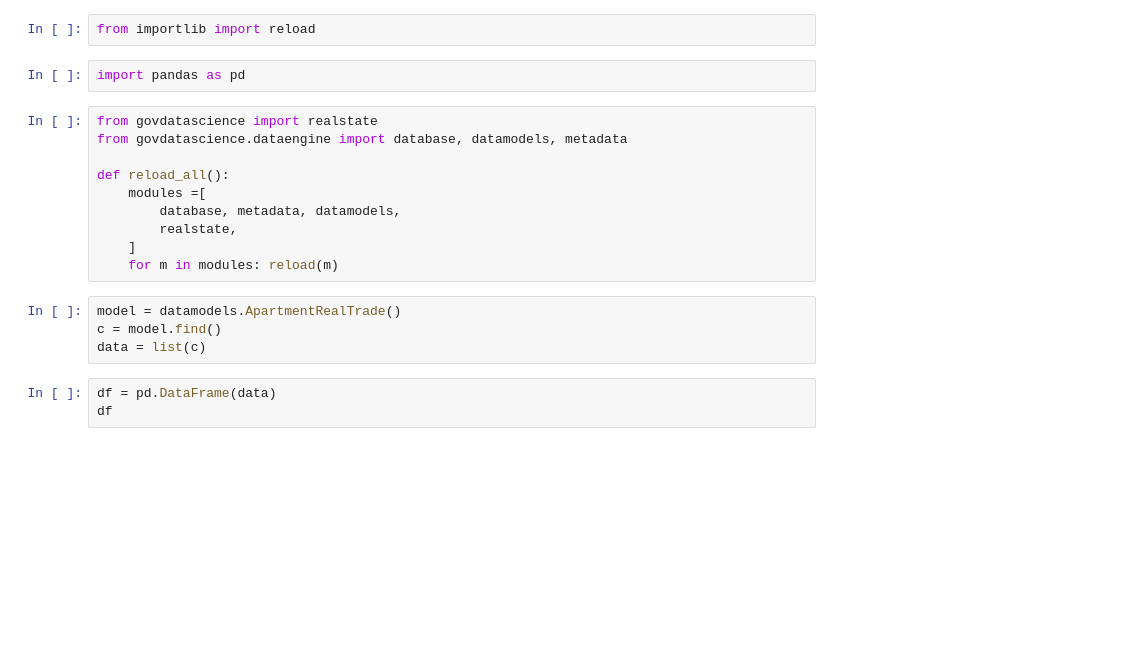
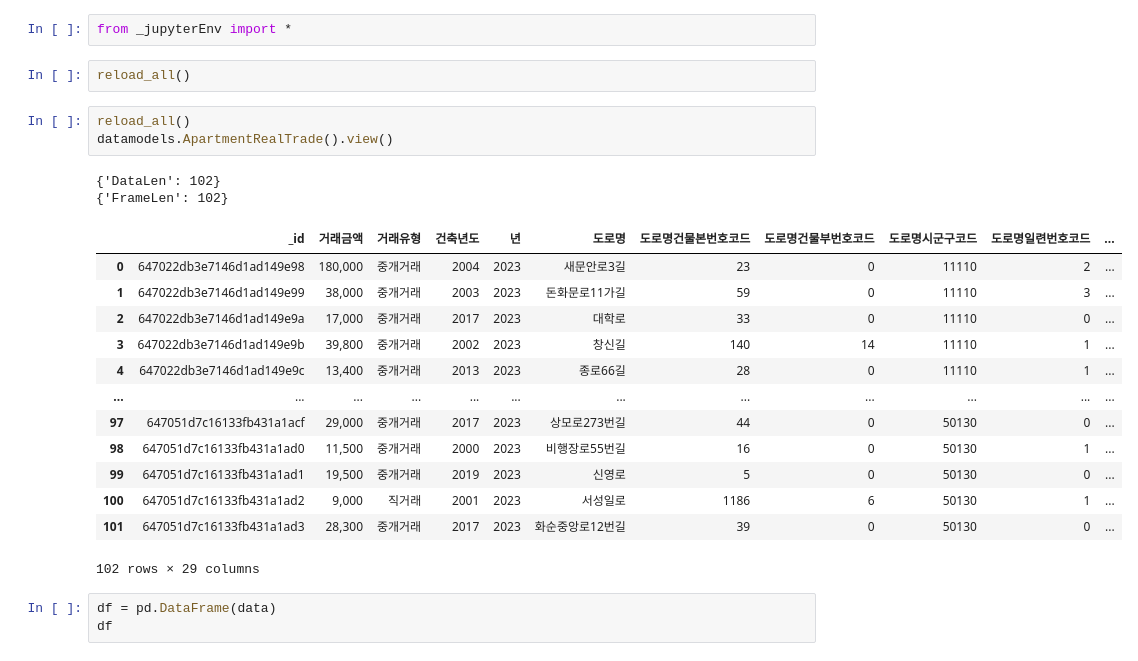
Before and after one commit to innovata/GovDataScience, a Jupyter notebook: jupyter/DataView.ipynb, the cells around one changed output. Cells and saved outputs as stored; diff of their text form; blank space fills up the shorter version.

```diff
--- a/jupyter/DataView.ipynb
+++ b/jupyter/DataView.ipynb
@@ -6,21 +1,26 @@ sorted(sys.path)
 # %%
-from importlib import reload
+from _jupyterEnv import *
-# %%
-import pandas as pd
-# %%
-from govdatascience import realstate
-from govdatascience.dataengine import database, datamodels, metadata
-
-def reload_all():
-    modules =[
-        database, metadata, datamodels,
-        realstate,
-    ]
-    for m in modules: reload(m)
-# %%
-model = datamodels.ApartmentRealTrade()
-c = model.find()
-data = list(c)
+# %%
+reload_all()
+# %%
+reload_all()
+datamodels.ApartmentRealTrade().view()
+# %% [output]
+{'DataLen': 102}
+{'FrameLen': 102}
+|  | _id | 거래금액 | 거래유형 | 건축년도 | 년 | 도로명 | 도로명건물본번호코드 | 도로명건물부번호코드 | 도로명시군구코드 | 도로명일련번호코드 | ... |
+| 0 | 647022db3e7146d1ad149e98 | 180,000 | 중개거래 | 2004 | 2023 | 새문안로3길 | 23 | 0 | 11110 | 2 | ... |
+| 1 | 647022db3e7146d1ad149e99 | 38,000 | 중개거래 | 2003 | 2023 | 돈화문로11가길 | 59 | 0 | 11110 | 3 | ... |
+| 2 | 647022db3e7146d1ad149e9a | 17,000 | 중개거래 | 2017 | 2023 | 대학로 | 33 | 0 | 11110 | 0 | ... |
+| 3 | 647022db3e7146d1ad149e9b | 39,800 | 중개거래 | 2002 | 2023 | 창신길 | 140 | 14 | 11110 | 1 | ... |
+| 4 | 647022db3e7146d1ad149e9c | 13,400 | 중개거래 | 2013 | 2023 | 종로66길 | 28 | 0 | 11110 | 1 | ... |
+| ... | ... | ... | ... | ... | ... | ... | ... | ... | ... | ... | ... |
+| 97 | 647051d7c16133fb431a1acf | 29,000 | 중개거래 | 2017 | 2023 | 상모로273번길 | 44 | 0 | 50130 | 0 | ... |
+| 98 | 647051d7c16133fb431a1ad0 | 11,500 | 중개거래 | 2000 | 2023 | 비행장로55번길 | 16 | 0 | 50130 | 1 | ... |
+| 99 | 647051d7c16133fb431a1ad1 | 19,500 | 중개거래 | 2019 | 2023 | 신영로 | 5 | 0 | 50130 | 0 | ... |
+| 100 | 647051d7c16133fb431a1ad2 | 9,000 | 직거래 | 2001 | 2023 | 서성일로 | 1186 | 6 | 50130 | 1 | ... |
+| 101 | 647051d7c16133fb431a1ad3 | 28,300 | 중개거래 | 2017 | 2023 | 화순중앙로12번길 | 39 | 0 | 50130 | 0 | ... |
+102 rows × 29 columns
 # %%
 df = pd.DataFrame(data)
 df
```
Also changed, not shown: parts of 5 cells of this notebook, 9 other files.
